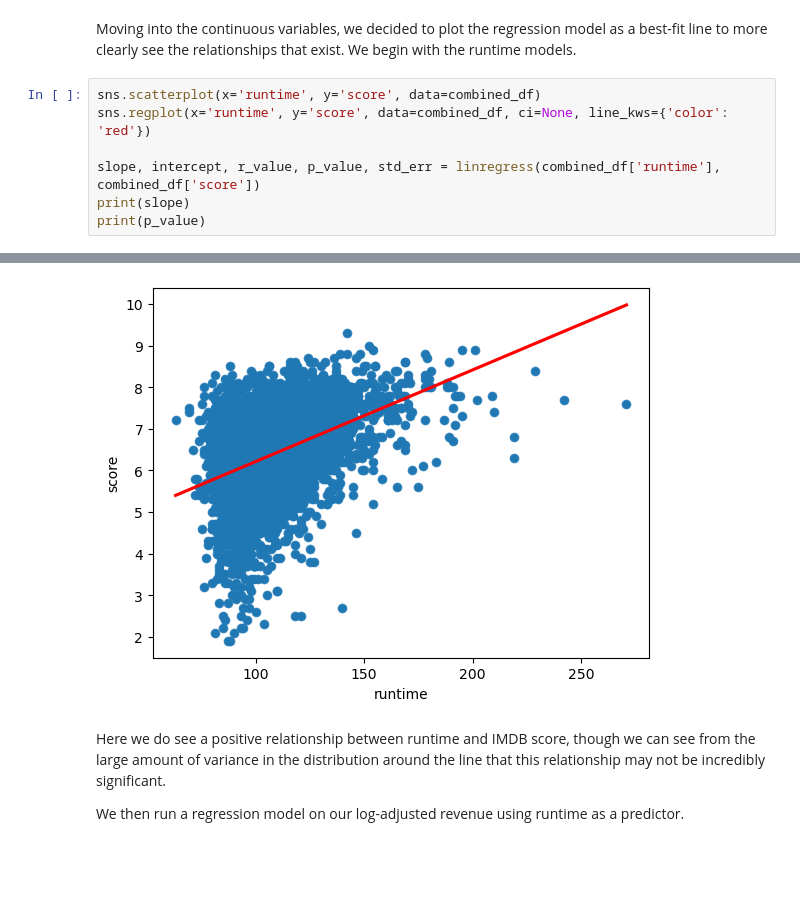
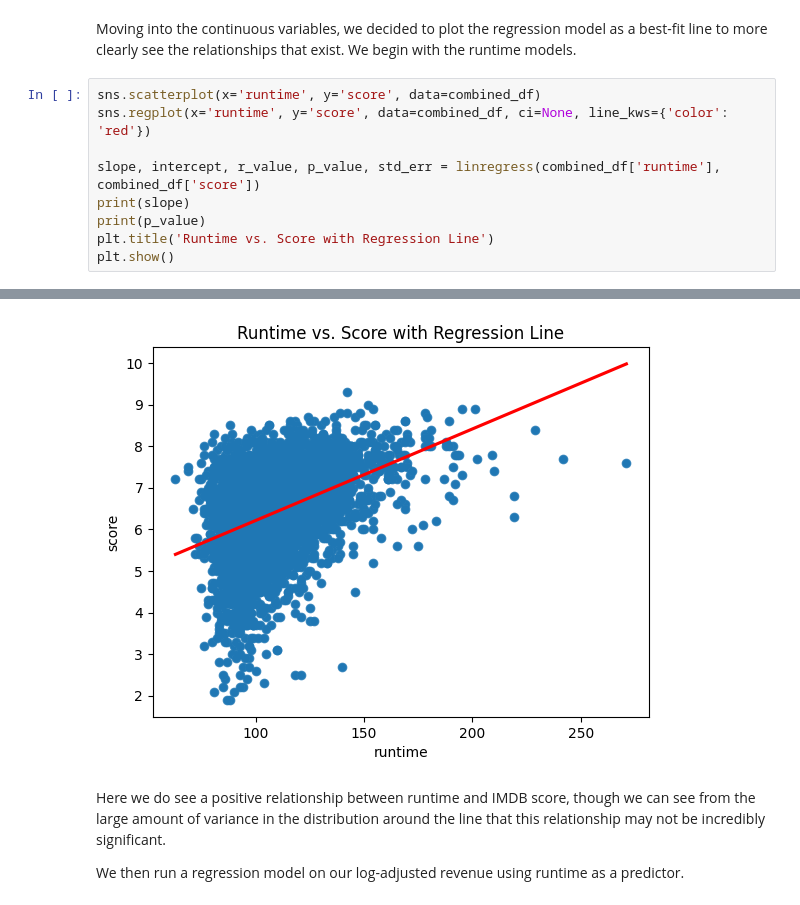
Before and after one commit to COGS108/Group028_WI24, a Jupyter notebook: FinalProject_Group028_WI24.ipynb, the cells around one changed output, grey strips where cells are left out. Saved outputs shown, nothing was run; the diff lists cells and outputs as text; blank space fills up the shorter version.

Commit message:
added titles to the last few images

```diff
--- a/FinalProject_Group028_WI24.ipynb
+++ b/FinalProject_Group028_WI24.ipynb
@@ -870,4 +870,6 @@ sns.regplot(x='runtime', y='score', data=combined_df, ci=None, line_kws={'color'
 slope, intercept, r_value, p_value, std_err = linregress(combined_df['runtime'], combined_df['score'])
 print(slope)
 print(p_value)
+plt.title('Runtime vs. Score with Regression Line')
+plt.show()
 # %% [output]
@@ -876,4 +878,4 @@ print(p_value)
-[figure, old version]
+[figure, new version]
 # %% [markdown]
 Here we do see a positive relationship between runtime and IMDB score, though we can see from the large amount of variance in the distribution around the line that this relationship may not be incredibly significant.
 
```
Also changed, not shown: parts of 29 cells of this notebook.
